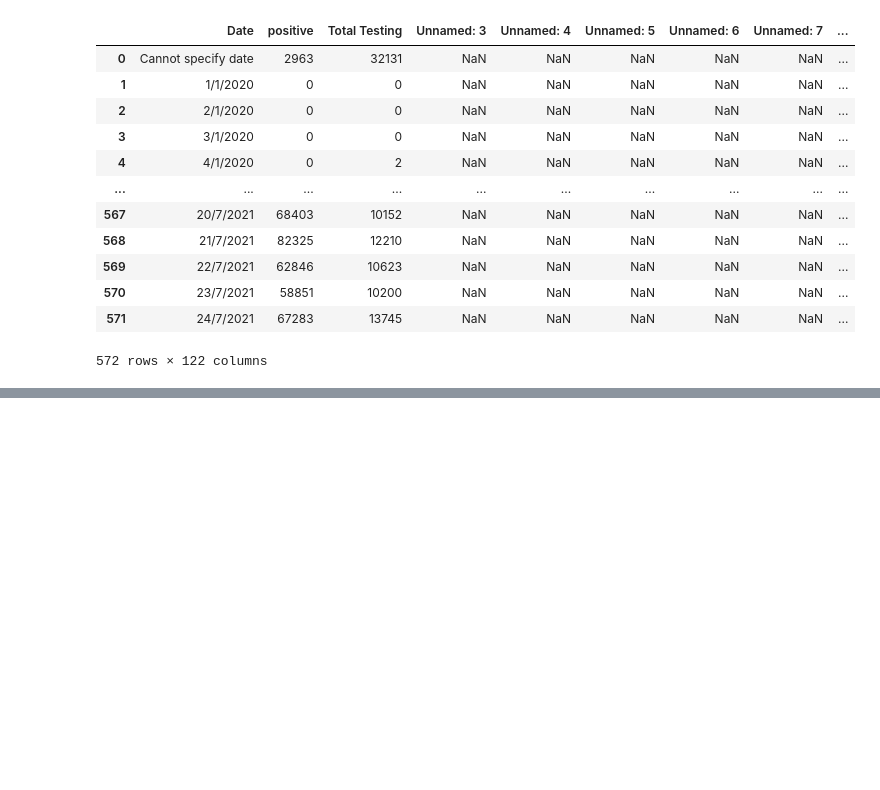
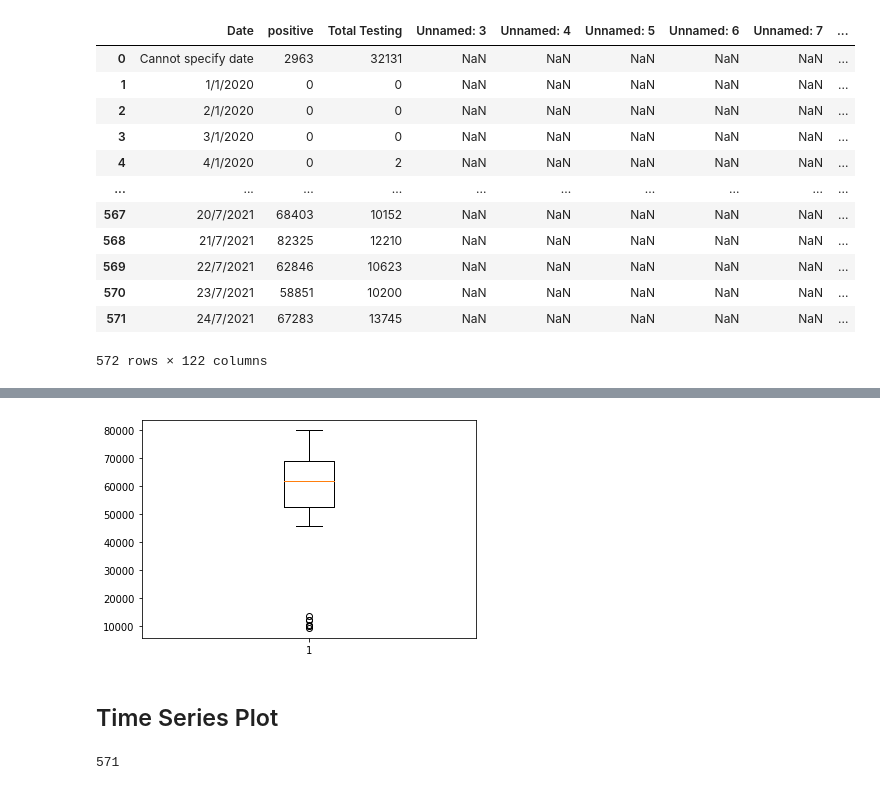
Before and after one commit to SupidchayaTangkidwanich/DWDM21, a Jupyter notebook: Data102.ipynb, the cells around one changed output, grey strips where cells are left out. Cells and saved outputs as stored; diff of their text form; code cells hidden in the pictures; blank space fills up the shorter version.

```diff
--- a/Data102.ipynb
+++ b/Data102.ipynb
@@ -34,0 +201,10 @@ data
+# %%
+ret = plt.boxplot(dataN['Total Testing'][-54:]) # ทำตัวเเปรเพื่อไม่ให้มีตัวหนังสือ
+# %% [output]
+[figure, added]
+# %% [markdown]
+## Time Series Plot
+# %%
+ len(dataN['positive'][1:]) # ดูจำนวนข้อมูล
+# %% [output]
+571
```
Also changed, not shown: parts of 23 cells of this notebook.
